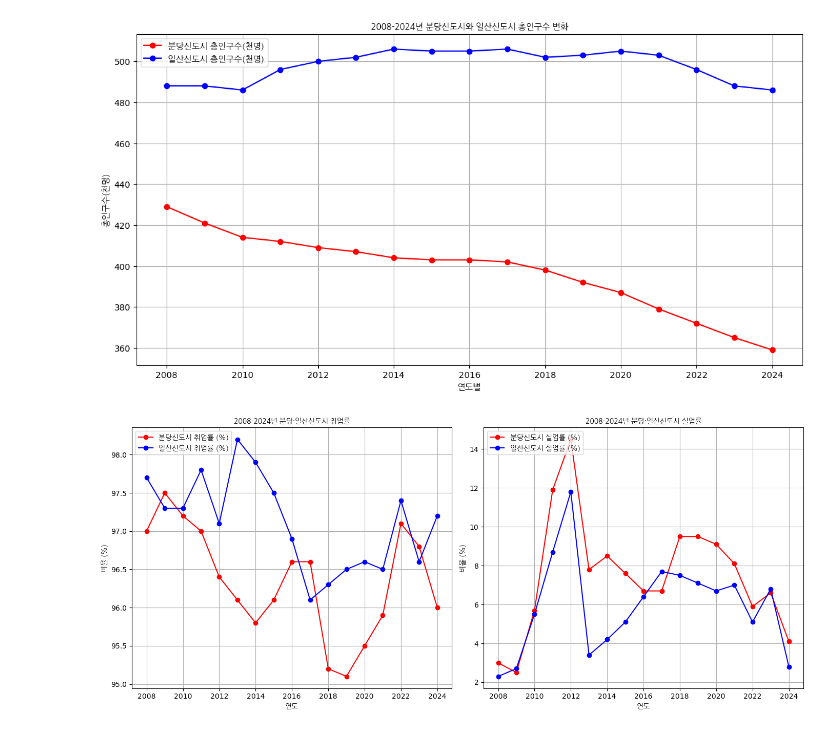
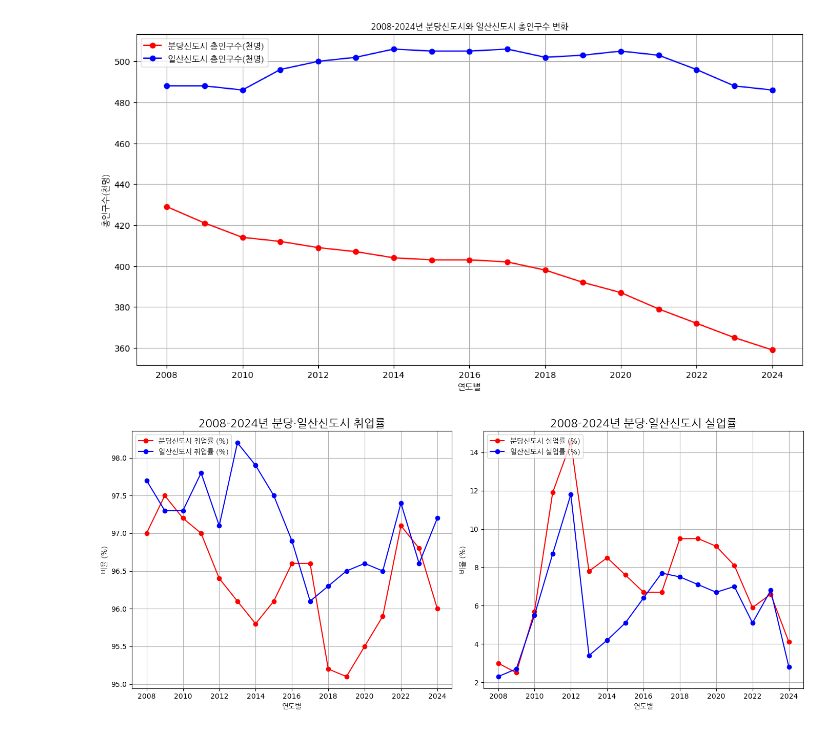
Before and after one commit to SnapishAgent/Ilsan-Investment-Insight, a Jupyter notebook: 일자리/고용실업률/employ_data.ipynb, the cells around one changed output. Drawn from its saved outputs; the diff is of its cells as text; code cells hidden in the pictures.

```diff
--- a/일자리/고용실업률/employ_data.ipynb
+++ b/일자리/고용실업률/employ_data.ipynb
@@ -692,35 +692,35 @@ import matplotlib.pyplot as plt
 # Assuming df_seongnam_grouped and df_goyang_grouped are already defined and contain the necessary columns
 
 # Create subplots
 fig, axes = plt.subplots(1, 2, figsize=(14, 6))
 
 # Define the x-ticks to show every 2 years
 xticks = df_seongnam_grouped['연도'][::2]
 
 # Plot 성남시와 고양시 취업률
 axes[0].plot(df_seongnam_grouped['연도'], df_seongnam_grouped['분당신도시 취업률 (%)'], marker='o', label='분당신도시 취업률 (%)', color='red')
 axes[0].plot(df_goyang_grouped['연도'], df_goyang_grouped['일산신도시 취업률 (%)'], marker='o', label='일산신도시 취업률 (%)', color='blue')
-axes[0].set_title('2008-2024년 분당·일산신도시 취업률', fontproperties=fontprop)
-axes[0].set_xlabel('연도', fontproperties=fontprop)
+axes[0].set_title('2008-2024년 분당·일산신도시 취업률', fontproperties=fontprop, fontsize=16)
+axes[0].set_xlabel('연도별', fontproperties=fontprop)
 axes[0].set_ylabel('비율 (%)', fontproperties=fontprop)
 axes[0].set_xticks(xticks)
 axes[0].legend(prop=fontprop, fontsize=12, loc='upper left')
 axes[0].grid(True)
 
 # Plot 성남시와 고양시 실업률
 axes[1].plot(df_seongnam_grouped['연도'], df_seongnam_grouped['분당신도시 실업률 (%)'], marker='o', label='분당신도시 실업률 (%)', color='red')
 axes[1].plot(df_goyang_grouped['연도'], df_goyang_grouped['일산신도시 실업률 (%)'], marker='o', label='일산신도시 실업률 (%)', color='blue')
-axes[1].set_title('2008-2024년 분당·일산신도시 실업률', fontproperties=fontprop)
-axes[1].set_xlabel('연도', fontproperties=fontprop)
+axes[1].set_title('2008-2024년 분당·일산신도시 실업률', fontproperties=fontprop, fontsize=16)
+axes[1].set_xlabel('연도별', fontproperties=fontprop)
 axes[1].set_ylabel('비율 (%)', fontproperties=fontprop)
 axes[1].set_xticks(xticks)
 axes[1].legend(prop=fontprop, fontsize=12, loc='upper left')
 axes[1].grid(True)
 
 # Adjust layout
 plt.tight_layout()
 
 # Show plot
 plt.show()
 # %% [output]
-[figure, old version]
+[figure, new version]
```
Also changed, not shown: 1 other file.
